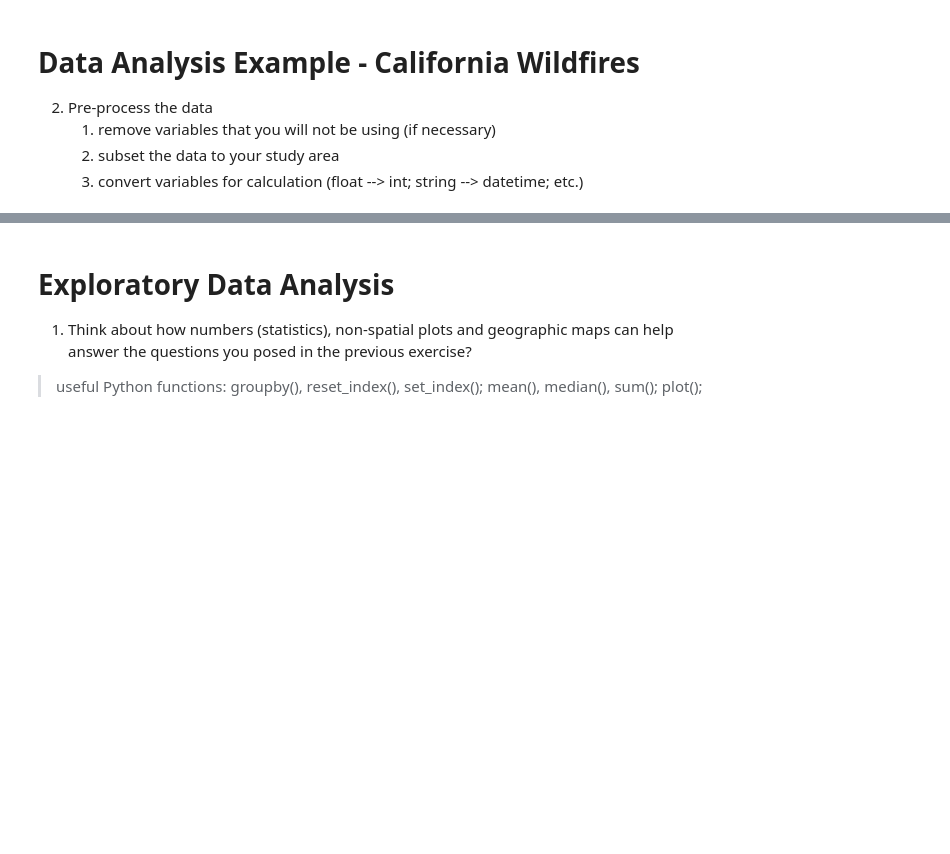
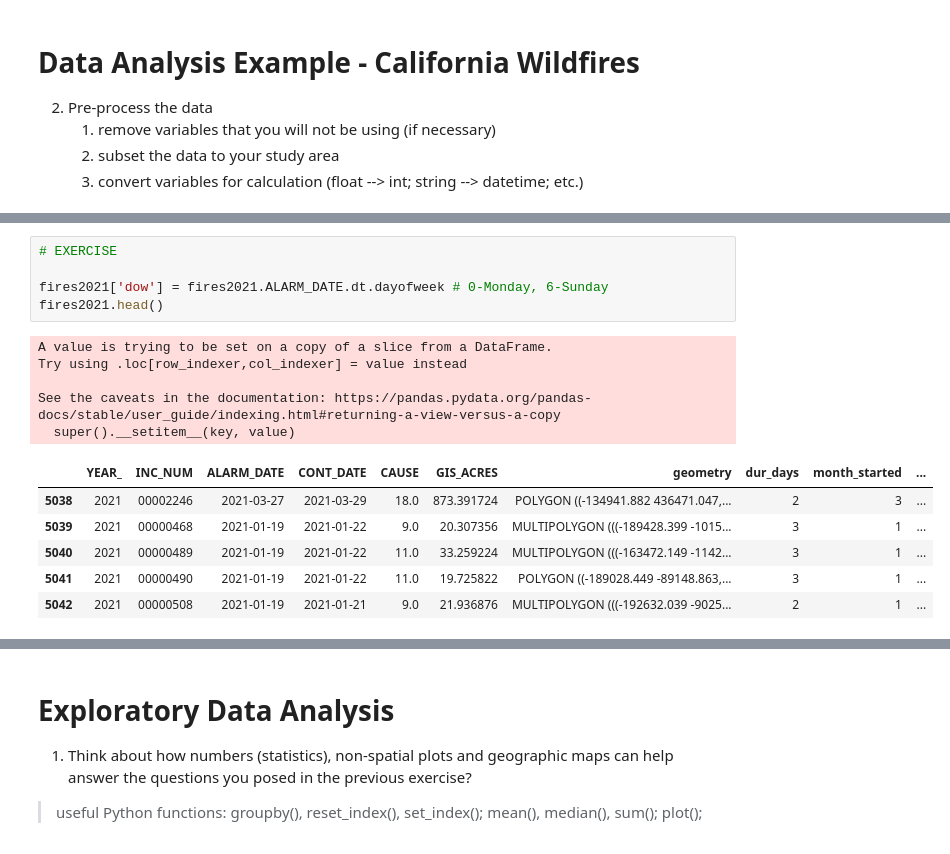
Before and after one commit to barguzin/ucsb_geog172, a Jupyter notebook: lectures/lecture05.ipynb, the cells around one changed output, grey strips where cells are left out. Cells and saved outputs as stored; diff of their text form; blank space fills up the shorter version.

```diff
--- a/lectures/lecture05.ipynb
+++ b/lectures/lecture05.ipynb
@@ -87,0 +146,17 @@ fires2021['month_started'] = fires2021.ALARM_DATE.dt.month
+# %%
+# EXERCISE
+
+fires2021['dow'] = fires2021.ALARM_DATE.dt.dayofweek # 0-Monday, 6-Sunday
+fires2021.head()
+# %% [output]
+A value is trying to be set on a copy of a slice from a DataFrame.
+Try using .loc[row_indexer,col_indexer] = value instead
+
+See the caveats in the documentation: https://pandas.pydata.org/pandas-docs/stable/user_guide/indexing.html#returning-a-view-versus-a-copy
+  super().__setitem__(key, value)
+|  | YEAR_ | INC_NUM | ALARM_DATE | CONT_DATE | CAUSE | GIS_ACRES | geometry | dur_days | month_started | ... |
+| 5038 | 2021 | 00002246 | 2021-03-27 | 2021-03-29 | 18.0 | 873.391724 | POLYGON ((-134941.882 436471.047,... | 2 | 3 | ... |
+| 5039 | 2021 | 00000468 | 2021-01-19 | 2021-01-22 | 9.0 | 20.307356 | MULTIPOLYGON (((-189428.399 -1015... | 3 | 1 | ... |
+| 5040 | 2021 | 00000489 | 2021-01-19 | 2021-01-22 | 11.0 | 33.259224 | MULTIPOLYGON (((-163472.149 -1142... | 3 | 1 | ... |
+| 5041 | 2021 | 00000490 | 2021-01-19 | 2021-01-22 | 11.0 | 19.725822 | POLYGON ((-189028.449 -89148.863,... | 3 | 1 | ... |
+| 5042 | 2021 | 00000508 | 2021-01-19 | 2021-01-21 | 9.0 | 21.936876 | MULTIPOLYGON (((-192632.039 -9025... | 2 | 1 | ... |
```
Also changed, not shown: parts of 9 cells of this notebook.
